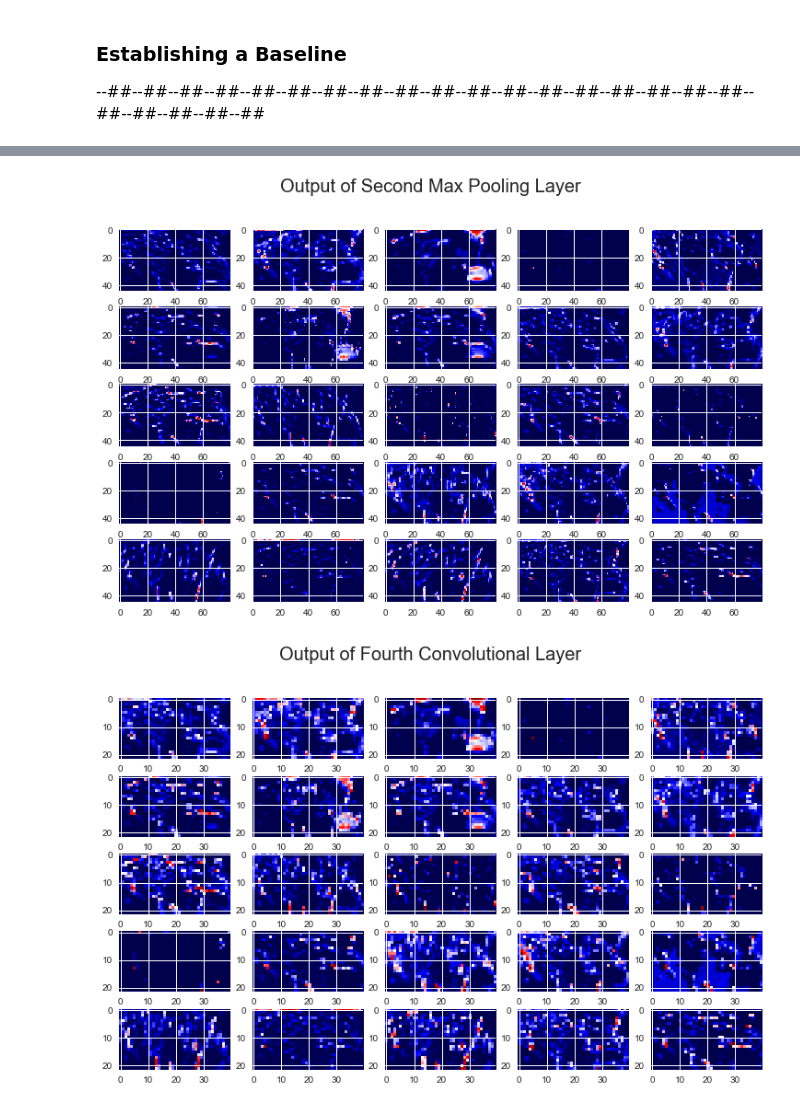
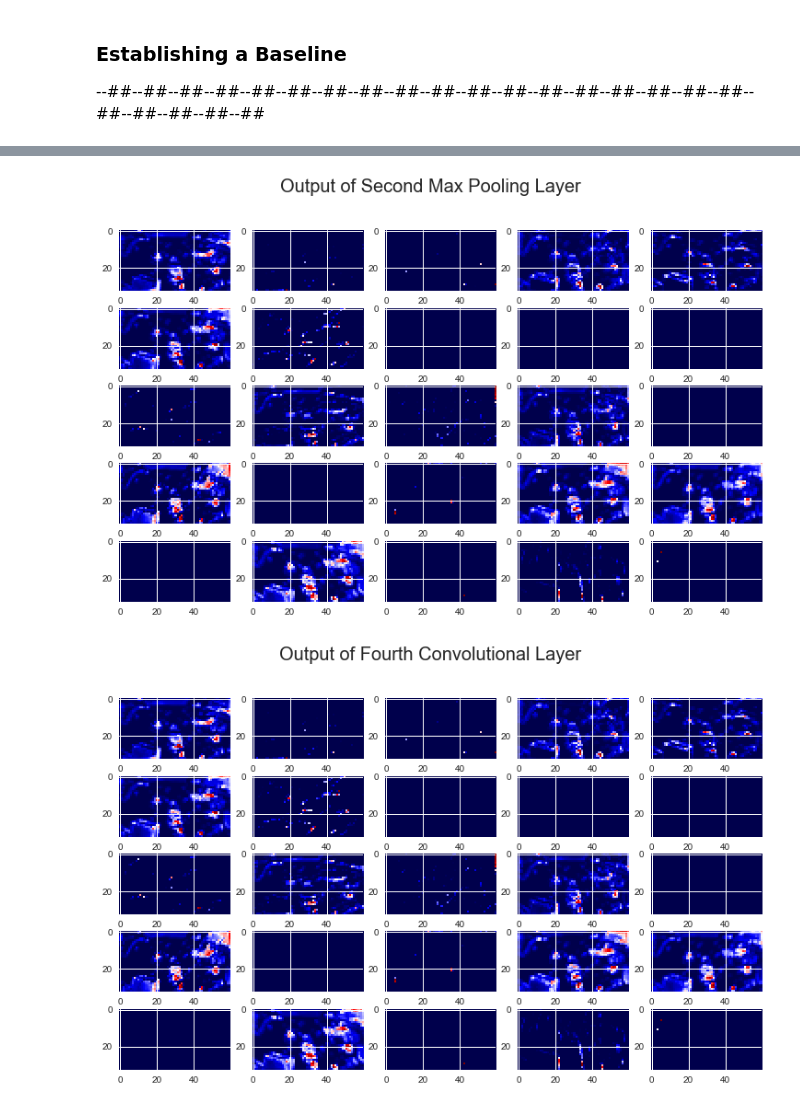
Before and after one commit to Jdarmody18/W207_Final, a Jupyter notebook: Darmody_FinalProject.ipynb, the cells around one changed output, grey strips where cells are left out. Cells and saved outputs as stored; diff of their text form; code cells hidden in the pictures.

```diff
--- a/Darmody_FinalProject.ipynb
+++ b/Darmody_FinalProject.ipynb
@@ -159,9 +170,10 @@ def read_image(src, columns, rows):
 # A channel is the grayscale image of same size as a color image made of one primary color
 # Color images have three channels (red, green, and blue)
 
-column_pixels=135
-row_pixels=75
+column_pixels=124
+row_pixels=70
 channels=3
+grayscale_channels=1
 
 # Loop through files to get lists of all training/test files and all labels associated
 
@@ -169,7 +181,7 @@ total_train_files = []
 total_y = []
 
 for fish in fish_labels:
-    total_files = get_images(fish)
+    total_files = get_image(fish)
     total_train_files.extend(total_files)
     y_fish = np.tile(fish, len(total_files))
     total_y.extend(y_fish)
@@ -405,0 +324,4 @@ def display_activation(activations, col_size, row_size, act_index, suptitle):
+# %%
+# Define a function that normalizes data using the Tensorflow backend
+def normalize_data(x):
+    return (x - K.mean(x)) / K.std(x)
@@ -405,0 +368,6 @@ def display_activation(activations, col_size, row_size, act_index, suptitle):
+# %%
+# Compile the model using categorical crossentropy to deal with multiclass classification
+# Adam optimizer shows best results - combines advantages of AdaGrad and RMSProp optimizers
+# Report accuracy
+fish_model.compile(loss=keras.losses.categorical_crossentropy, optimizer='adam',
+                   metrics=['accuracy'])
@@ -406,3 +628,18 @@ def display_activation(activations, col_size, row_size, act_index, suptitle):
+# %%
+layer_outputs = [layer.output for layer in fish_model.layers]
+activation_model = Model(inputs=fish_model.input, outputs=layer_outputs)
+activations = activation_model.predict(X_train[25].reshape(1,row_pixels,column_pixels,channels))
+
+def display_activation(activations, col_size, row_size, act_index, suptitle):
+    activation = activations[act_index]
+    activation_index=0
+    fig, ax = plt.subplots(row_size, col_size, figsize=(row_size*2.5,col_size*1.5))
+    fig.suptitle(suptitle, fontsize=20)
+    for row in range(0,row_size):
+        for col in range(0,col_size):
+            ax[row][col].imshow(activation[0, :, :, activation_index], cmap='seismic')
+            ax[row][col].tick_params(axis='both', which='major', labelsize=10)
+            activation_index += 1
 # %%
 layer_outputs
 # %% [output]
@@ -440,9 +677,9 @@ display_activation(activations, 5, 5, 5, "Output of Third Convolutional Layer")
 # %%
-display_activation(activations, 5, 5, 6, "Output of Second Max Pooling Layer")
+display_activation(activations, 5, 5, 7, "Output of Second Max Pooling Layer")
 # %% [output]
-[figure, old version]
+[figure, new version]
 # %%
-display_activation(activations, 5, 5, 7, "Output of Fourth Convolutional Layer")
+display_activation(activations, 5, 5, 8, "Output of Fourth Convolutional Layer")
 # %% [output]
-[figure, old version]
+[figure, new version]
 # %%
```
Also changed, not shown: parts of 49 cells of this notebook.
